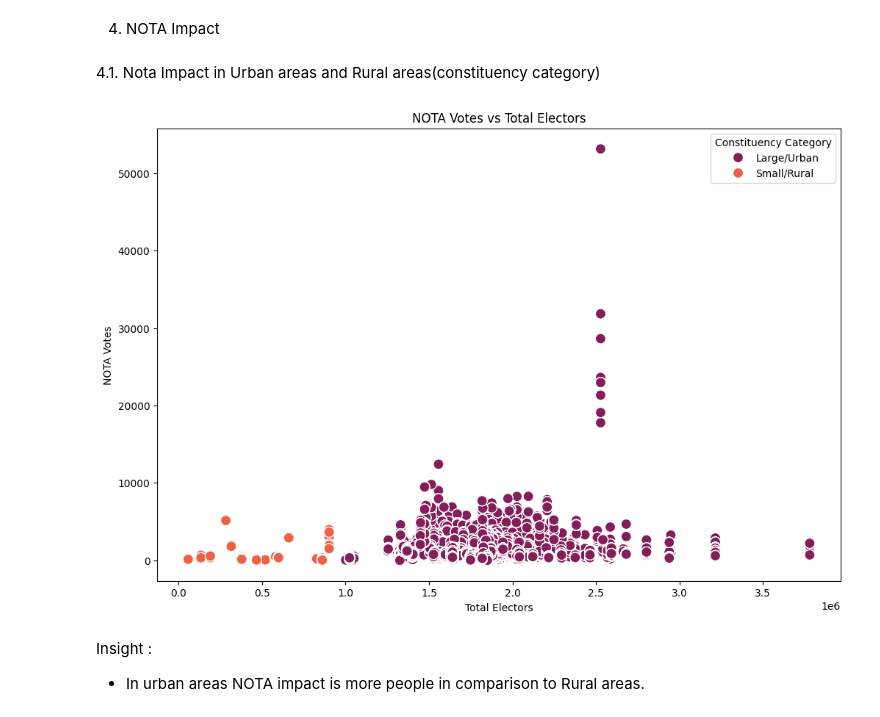
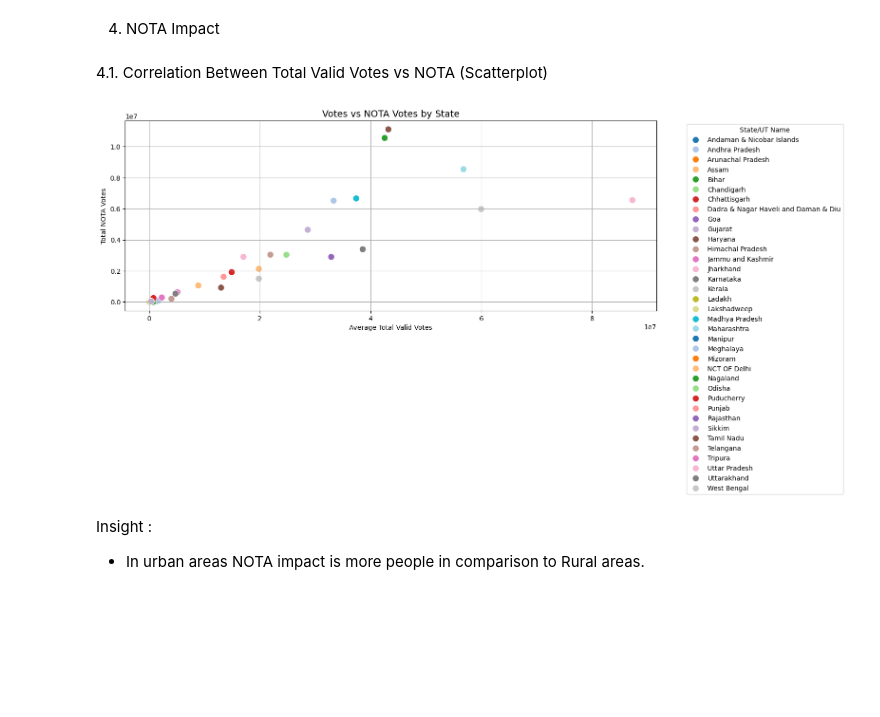
Before and after one commit to Anamikaghosh18/PythonDataAnalysis, a Jupyter notebook: EDA.ipynb, the cells around one changed output. Cells and saved outputs as stored; diff of their text form; code cells hidden in the pictures; blank space fills up the shorter version.

Commit message:
summary and visulixation added

```diff
--- a/EDA.ipynb
+++ b/EDA.ipynb
@@ -152,15 +152,26 @@ import matplotlib.ticker as ticker
 # %% [markdown]
 1.1. this will help tounderstand the typical range of voter turnout
 # %%
-# voter turnout percentage at the Assembly Constituency (AC) level
-df["Voter Turnout (%)"] = (df["Votes Secured Evm_Total"] / df["Total Electors In AC"]) * 100
+# Drop the existing 'Total Votes In AC' column if it exists to avoid duplication
+if "Total Votes In AC" in df.columns:
+    df = df.drop(columns=["Total Votes In AC"])
+
+# total votes per Assembly Constituency (AC)
+votes_per_ac = df.groupby(["State/Ut Name", "Pc No", "AC No"])["Votes Secured Evm"].sum().reset_index()
+votes_per_ac.rename(columns={"Votes Secured Evm": "Total Votes In AC"}, inplace=True)
+
+df = df.merge(votes_per_ac, on=["State/Ut Name", "Pc No", "AC No"], how="left")
+
+# voter turnout percentage
+df["Voter Turnout (%)"] = (df["Total Votes In AC"] / df["Total Electors In AC"]) * 100
+
+df_unique_ac = df.drop_duplicates(subset=["State/Ut Name", "Pc No", "AC No"])
 
 plt.figure(figsize=(12, 6))
-sns.histplot(df["Voter Turnout (%)"], bins=30, kde=True, color="blue")
+sns.histplot(df_unique_ac["Voter Turnout (%)"], bins=30, kde=True, color="darkorange")
 
 plt.xlabel("Voter Turnout (%)")
 plt.ylabel("Frequency")
 plt.title("Distribution of Voter Turnout Across Constituencies")
-
 plt.show()
 # %% [output]
@@ -277,22 +288,34 @@ Insight :
 - and the top 10 competetive ststes are : Nagaland , Haryama , Uttar pradesh , Manipur , Meghalaya , Jammu & Kashmir , Arunachal pradesh , Gujarat , Rajasthan and Karnataka .
 # %% [markdown]
 4. NOTA Impact
-# %% [markdown]
-4.1. Nota Impact in Urban areas and Rural areas(constituency category)
+# %% [markdown]
+4.1. Correlation Between Total Valid Votes vs NOTA (Scatterplot)
 # %%
-# NOTA votes vs Total Electors
 
-plt.figure(figsize=(12,8))
-sns.scatterplot(data=df,
-    x='Total Electors In PC',y='Nota Votes Evm In AC',
-    hue='Constituency Category',palette='rocket', s = 100
+state_summary = df.groupby('State/Ut Name').agg({
+    'Total Valid Votes In State': 'mean',
+    'Nota Votes Evm In AC': 'sum'
+}).reset_index()
+
+plt.figure(figsize=(12, 7))
+sns.scatterplot(
+    data=state_summary,
+    x='Total Valid Votes In State',
+    y='Nota Votes Evm In AC',
+    hue='State/Ut Name',
+    palette='tab20',
+    s=100
 )
-plt.xlabel('Total Electors')
-plt.ylabel('NOTA Votes')
-plt.title('NOTA Votes vs Total Electors')
+
+plt.title('Votes vs NOTA Votes by State', fontsize=14)
+plt.xlabel('Average Total Valid Votes')
+plt.ylabel('Total NOTA Votes')
+plt.grid(True)
+plt.tight_layout()
+plt.legend(title='State/UT Name', bbox_to_anchor=(1.05, 1), loc='upper left')
 plt.show()
 # %% [output]
-[figure, old version]
+[figure, new version]
 # %% [markdown]
 Insight :
 - In urban areas NOTA impact is more people in comparison to Rural areas.
```
Also changed, not shown: parts of 2 cells of this notebook, 2 other files.
